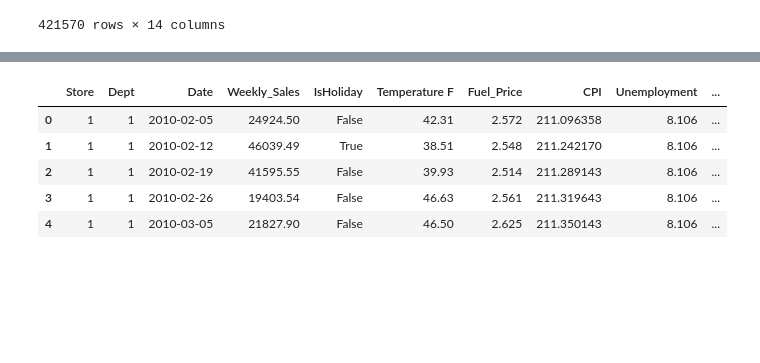
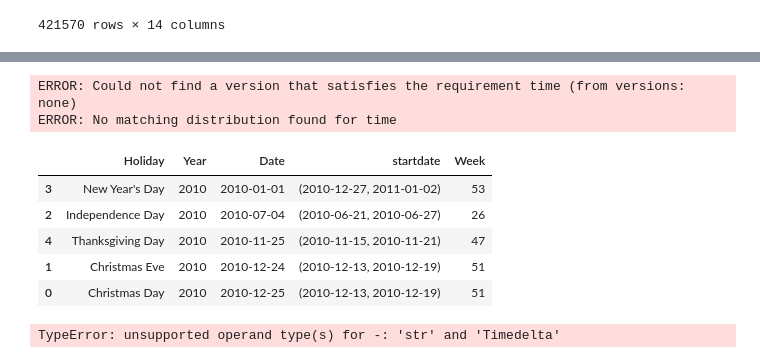
Before and after one commit to beckyydo/Project-1, a Jupyter notebook: datacleaning.ipynb, the cells around one changed output, grey strips where cells are left out. Drawn from its saved outputs; the diff is of its cells as text; code cells hidden in the pictures; blank space fills up the shorter version.

```diff
--- a/datacleaning.ipynb
+++ b/datacleaning.ipynb
@@ -161,0 +185,20 @@ holidays.head()
+# %%
+import datetime
+import time
+
+
+
+def getDateRangeFromWeek(p_year,p_week):
+    if p_week=='53':
+        p_week = '1'
+
+
+    firstdayofweek = datetime.datetime.strptime(f'{p_year}-W{int(p_week )- 1}-1', "%Y-W%W-%w").date()
+    lastdayofweek = firstdayofweek + datetime.timedelta(days=6.9)
+
+    return firstdayofweek
+
+Call function to get dates range
+firstdate =  getDateRangeFromWeek('2010','1')
+
+print('print function ',firstdate,' ')
@@ -161,0 +207,16 @@ holidays.head()
+# %%
+import datetime
+import time
+
+
+def getDateRangeFromWeek(p_year,p_week):
+
+    firstdayofweek = datetime.datetime.strptime(f'{p_year}-W{int(p_week )- 1}-1', "%Y-W%W-%w").date()
+    lastdayofweek = firstdayofweek + datetime.timedelta(days=6.9)
+    return firstdayofweek, lastdayofweek
+
+
+#Call function to get dates range
+firstdate, lastdate =  getDateRangeFromWeek('2010','53')
+
+print('print function ',firstdate,' ', lastdate)
@@ -162,14 +234,28 @@ holidays.head()
+# %%
+!pip install time
+import time
+# holidays['Week'] = holidays['Date'].dt.week
+# holidays.dtypes
+holidays['startdate'] = holidays['Date'].apply(lambda x: getDateRangeFromWeek(x.year,x.week) )
+holidays.head()
+# %% [output]
+ERROR: Could not find a version that satisfies the requirement time (from versions: none)
+ERROR: No matching distribution found for time
+|  | Holiday | Year | Date | startdate | Week |
+| 3 | New Year's Day | 2010 | 2010-01-01 | (2010-12-27, 2011-01-02) | 53 |
+| 2 | Independence Day | 2010 | 2010-07-04 | (2010-06-21, 2010-06-27) | 26 |
+| 4 | Thanksgiving Day | 2010 | 2010-11-25 | (2010-11-15, 2010-11-21) | 47 |
+| 1 | Christmas Eve | 2010 | 2010-12-24 | (2010-12-13, 2010-12-19) | 51 |
+| 0 | Christmas Day | 2010 | 2010-12-25 | (2010-12-13, 2010-12-19) | 51 |
 # %%
 from datetime import datetime, timedelta
+
 walmart_data['Start of Week']= walmart_data['Date']- timedelta(days=6)
+walmart_data['Date']= str(walmart_data['Date'])
+walmart_data['Start of Week']=str(walmart_data["Start of Week"])
 walmart_data.head()
 # %% [output]
-|  | Store | Dept | Date | Weekly_Sales | IsHoliday | Temperature F | Fuel_Price | CPI | Unemployment | ... |
-| 0 | 1 | 1 | 2010-02-05 | 24924.50 | False | 42.31 | 2.572 | 211.096358 | 8.106 | ... |
-| 1 | 1 | 1 | 2010-02-12 | 46039.49 | True | 38.51 | 2.548 | 211.242170 | 8.106 | ... |
-| 2 | 1 | 1 | 2010-02-19 | 41595.55 | False | 39.93 | 2.514 | 211.289143 | 8.106 | ... |
-| 3 | 1 | 1 | 2010-02-26 | 19403.54 | False | 46.63 | 2.561 | 211.319643 | 8.106 | ... |
-| 4 | 1 | 1 | 2010-03-05 | 21827.90 | False | 46.50 | 2.625 | 211.350143 | 8.106 | ... |
+TypeError: unsupported operand type(s) for -: 'str' and 'Timedelta'
 # %%
 holiday_name = []
 k = 0
```
Also changed, not shown: parts of 15 cells of this notebook, 1 other file.
